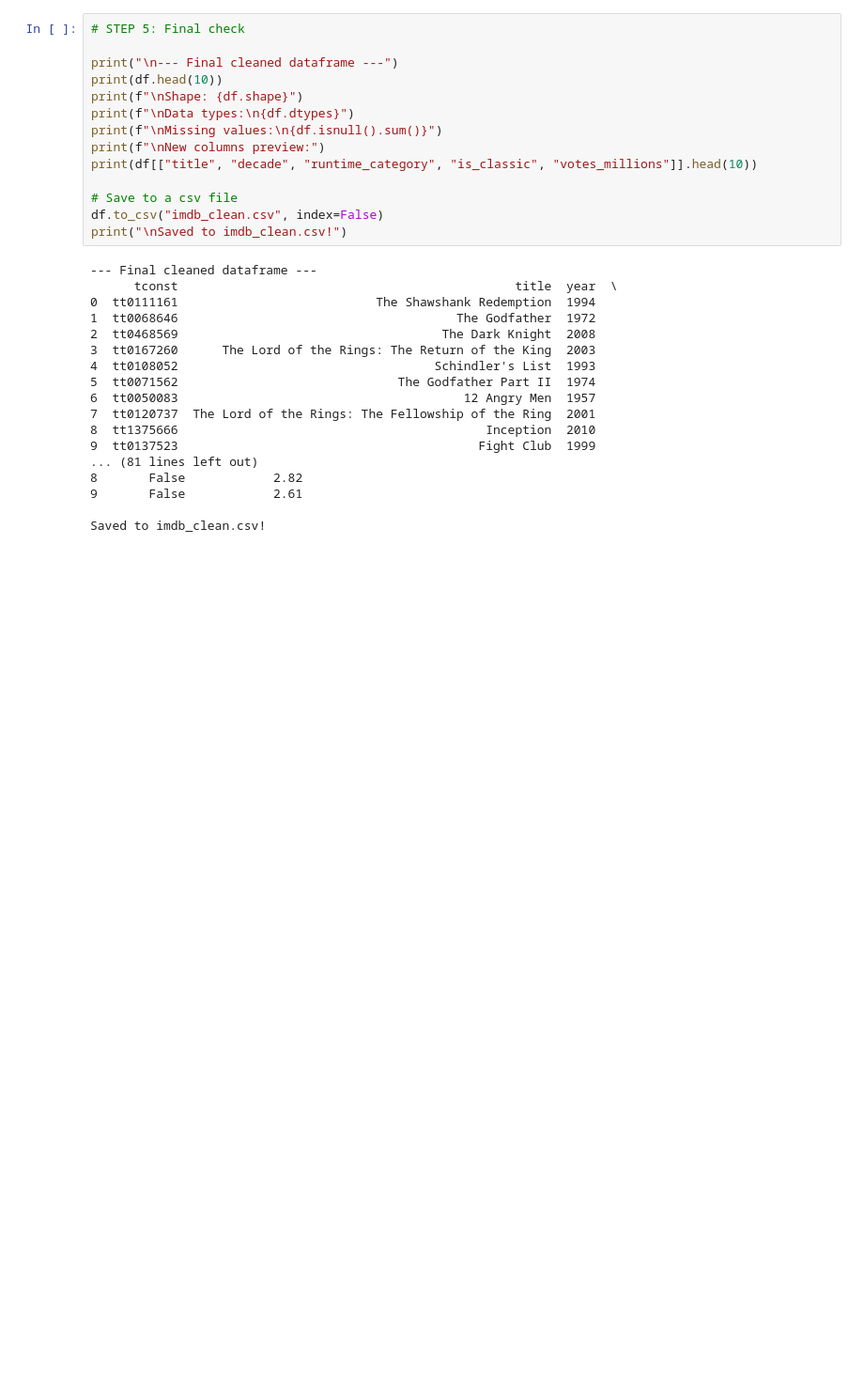
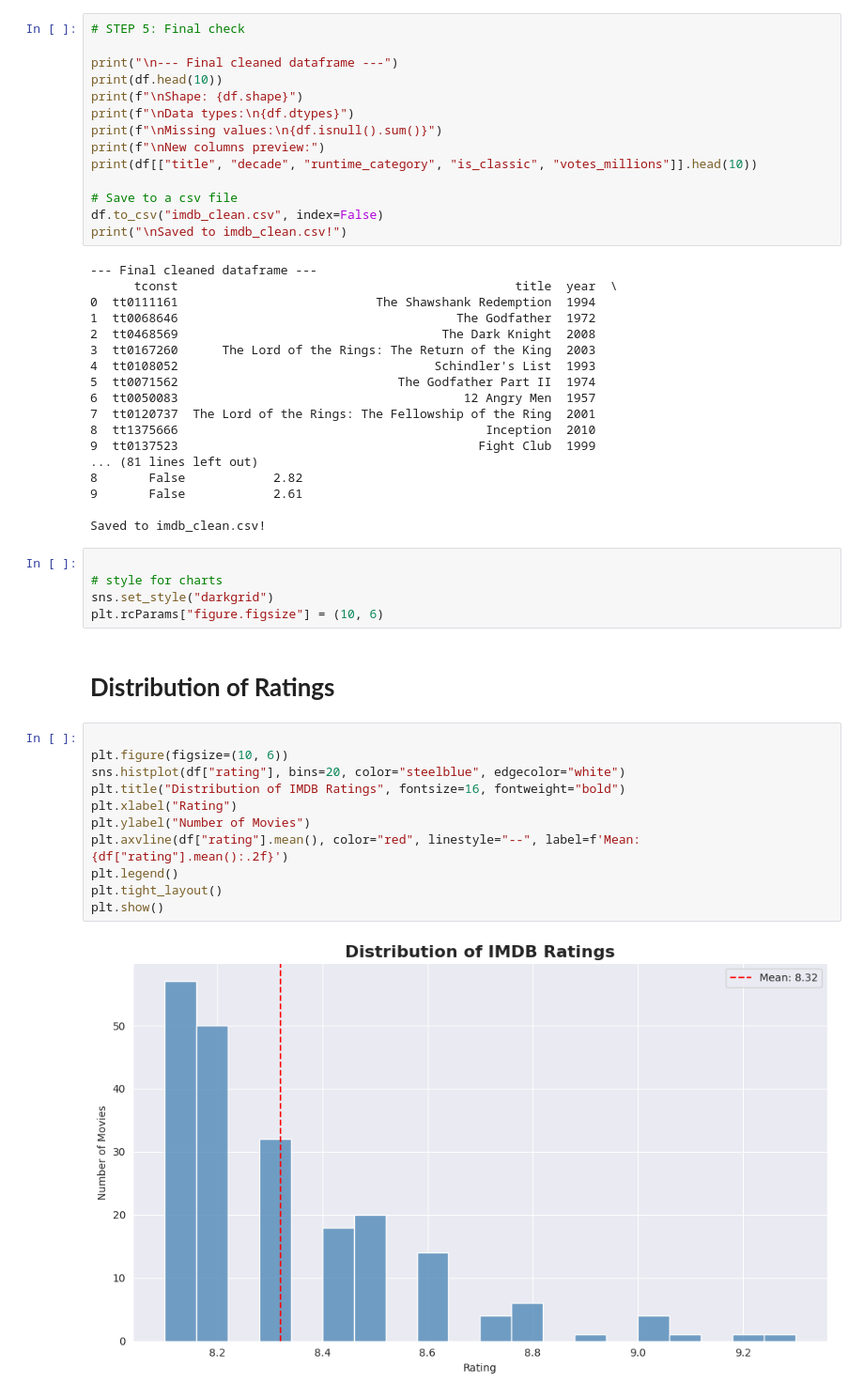
Before and after one commit to umiSirya/imdb_data_science_pipeline, a Jupyter notebook: imdb_analysis.ipynb, the cells around one changed output. Shown at 94% size. Saved outputs shown, nothing was run; the diff lists cells and outputs as text; blank space fills up the shorter version.

```diff
--- a/imdb_analysis.ipynb
+++ b/imdb_analysis.ipynb
@@ -199,3 +213,23 @@ print("\nSaved to imdb_clean.csv!")
 9       False            2.61
 
 Saved to imdb_clean.csv!
+# %%
+
+# style for charts
+sns.set_style("darkgrid")
+plt.rcParams["figure.figsize"] = (10, 6)
+# %% [markdown]
+# **Distribution of Ratings**
+# %%
+
+plt.figure(figsize=(10, 6))
+sns.histplot(df["rating"], bins=20, color="steelblue", edgecolor="white")
+plt.title("Distribution of IMDB Ratings", fontsize=16, fontweight="bold")
+plt.xlabel("Rating")
+plt.ylabel("Number of Movies")
+plt.axvline(df["rating"].mean(), color="red", linestyle="--", label=f'Mean: {df["rating"].mean():.2f}')
+plt.legend()
+plt.tight_layout()
+plt.show()
+# %% [output]
+[figure, added]
```
Also changed, not shown: parts of 14 cells of this notebook.
